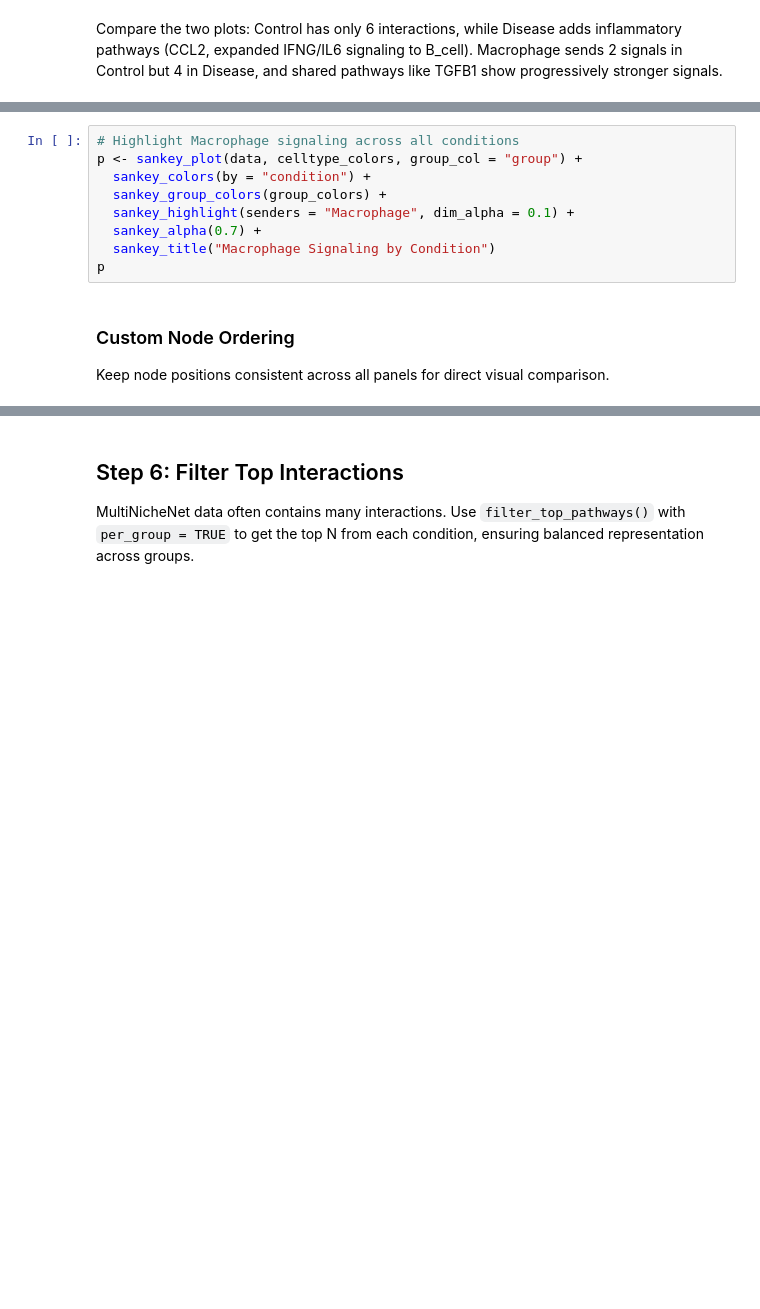
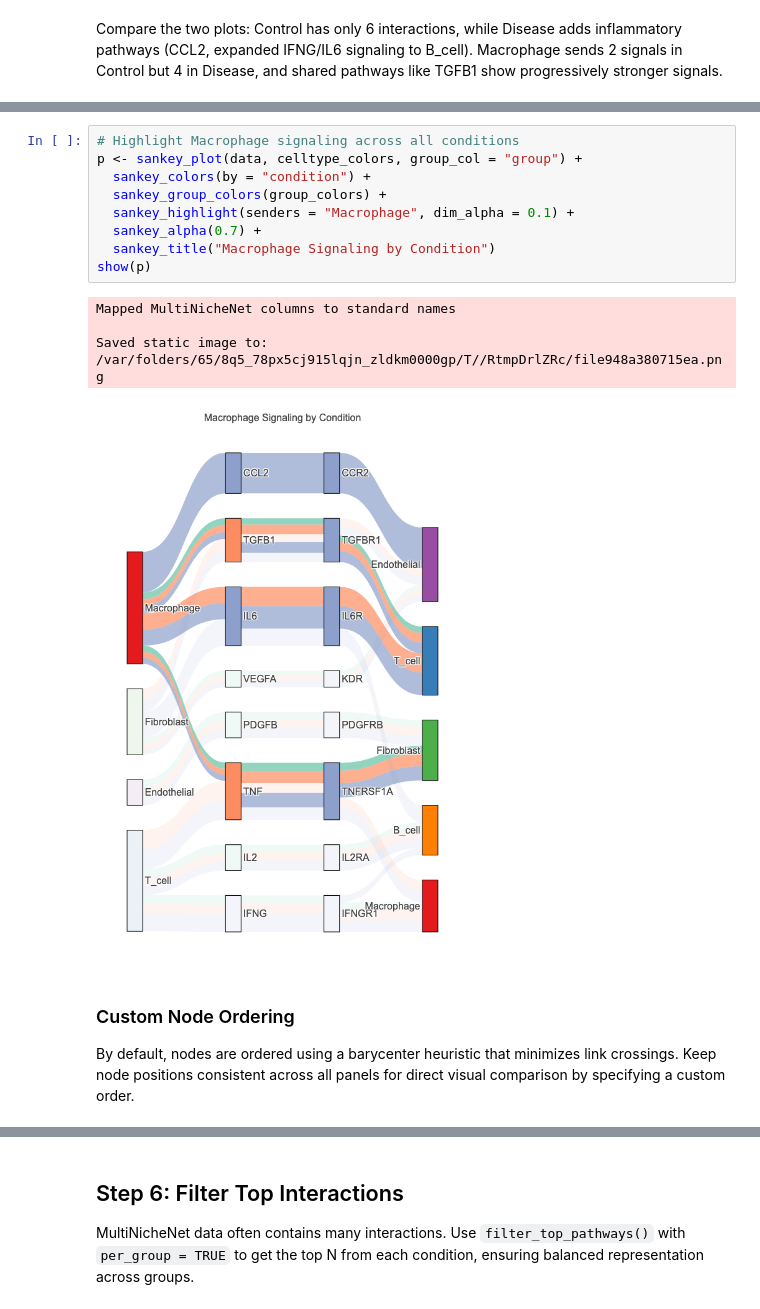
Before and after one commit to settylab/ccflowR, a Jupyter notebook: notebooks/tutorial-contextnet-multinichenet.ipynb, the cells around one changed output, grey strips where cells are left out. Drawn from its saved outputs; the diff is of its cells as text; blank space fills up the shorter version.

```diff
--- a/notebooks/tutorial-contextnet-multinichenet.ipynb
+++ b/notebooks/tutorial-contextnet-multinichenet.ipynb
@@ -145,16 +201,21 @@ Combine highlighting with condition coloring to answer questions like "How does
 # %%
 # Highlight Macrophage signaling across all conditions
 p <- sankey_plot(data, celltype_colors, group_col = "group") +
   sankey_colors(by = "condition") +
   sankey_group_colors(group_colors) +
   sankey_highlight(senders = "Macrophage", dim_alpha = 0.1) +
   sankey_alpha(0.7) +
   sankey_title("Macrophage Signaling by Condition")
-p
+show(p)
+# %% [output]
+Mapped MultiNicheNet columns to standard names
+
+Saved static image to: /var/folders/65/8q5_78px5cj915lqjn_zldkm0000gp/T//RtmpDrlZRc/file948a380715ea.png
+[figure, added]
 # %% [markdown]
 ### Custom Node Ordering
 
-Keep node positions consistent across all panels for direct visual comparison.
+By default, nodes are ordered using a barycenter heuristic that minimizes link crossings. Keep node positions consistent across all panels for direct visual comparison by specifying a custom order.
 # %%
 p <- sankey_plot(data, celltype_colors, group_col = "group") +
   sankey_colors(by = "condition") +
```
Also changed, not shown: parts of 17 cells of this notebook, 21 other files.
